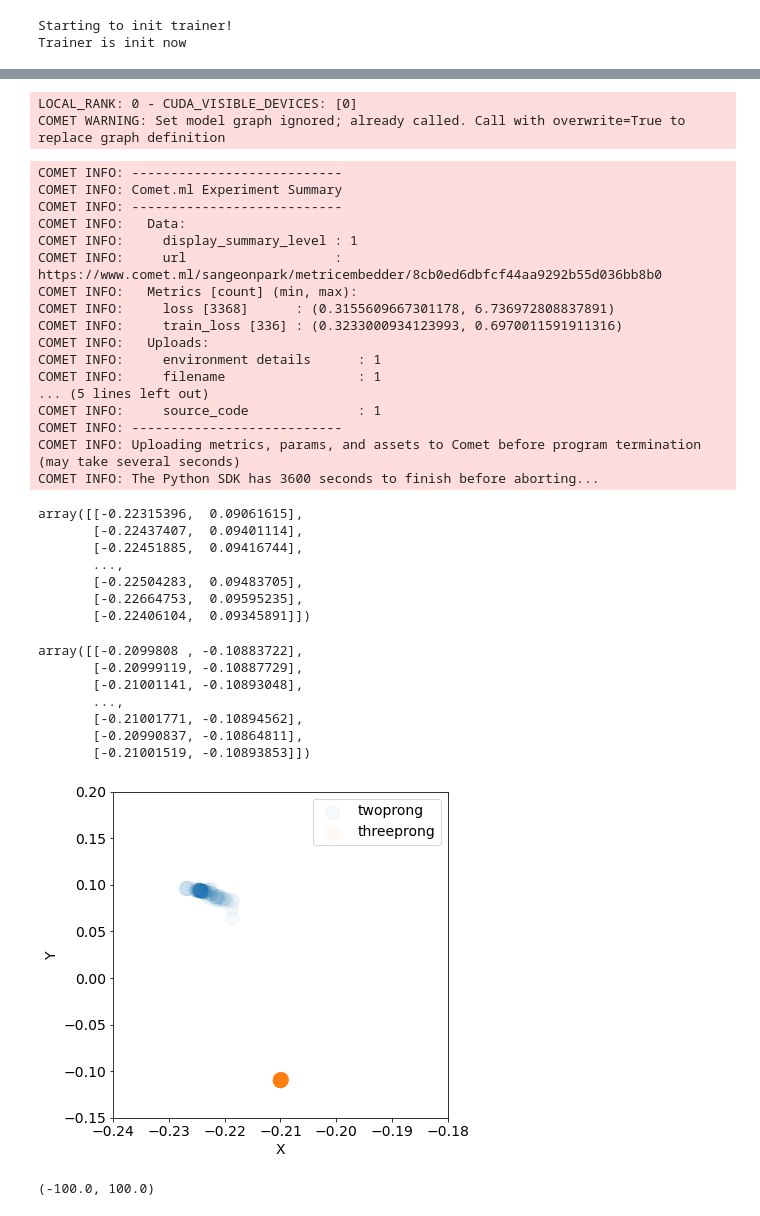
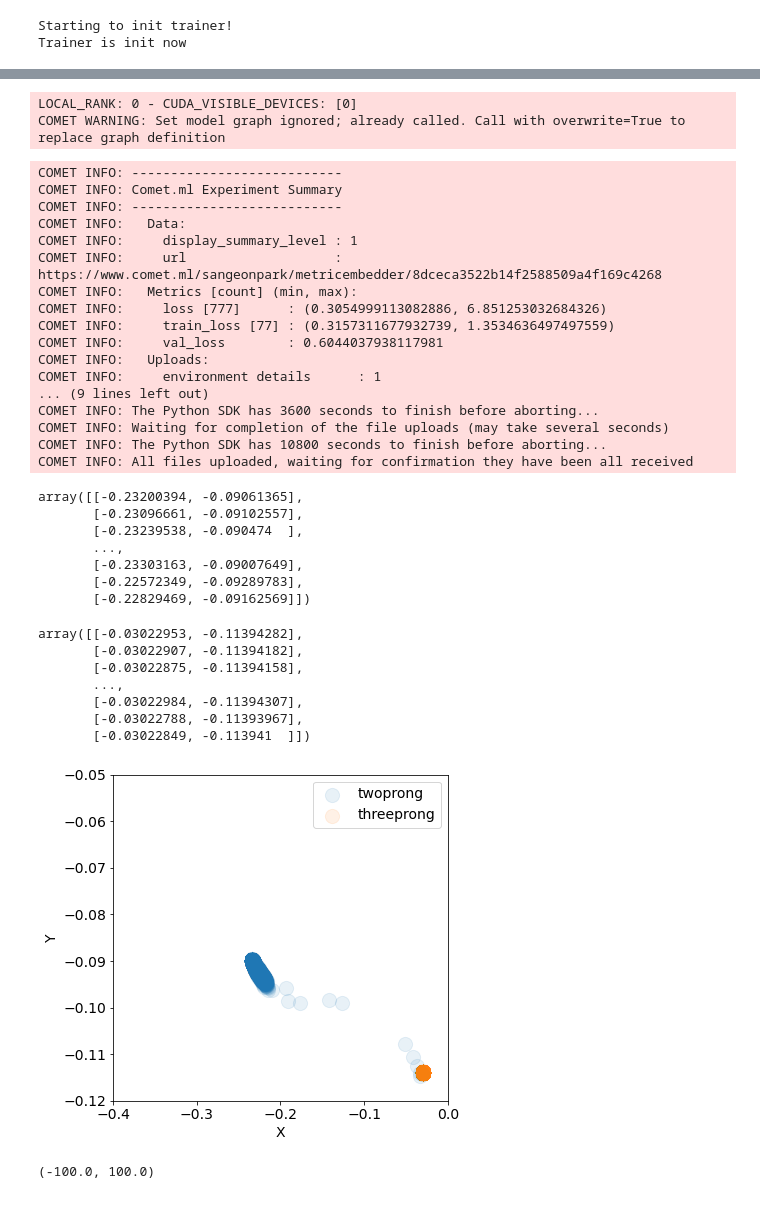
Before and after one commit to SangeonPark/ToyJetGenerator, a Jupyter notebook: training/jet_training.ipynb, the cells around one changed output, grey strips where cells are left out. Cells and saved outputs as stored; diff of their text form; code cells hidden in the pictures.

```diff
--- a/training/jet_training.ipynb
+++ b/training/jet_training.ipynb
@@ -29,3 +31,5 @@ file_dict = {'train':'/nobackup/users/sangeon/datasets/jets/jet_pair_train_temp.
+# %%
+file_dict = {'train':'/nobackup/users/sangeon/datasets/jets/concat_16p_train_temp.pt', 'val':'/nobackup/users/sangeon/datasets/jets/concat_16p_val_temp.pt','test':'/nobackup/users/sangeon/datasets/jets/concat_16p_test_temp.pt', 'predict':'/nobackup/users/sangeon/datasets/jets/jet_16p_predict_temp.pt'}
 # %%
 #dataset = torch.load('/nobackup/users/sangeon/datasets/jets/concat_train_temp.pt')
 # %%
@@ -50,7 +54,9 @@ jet_dm = JetDataModule(file_dict,1000)
 # %%
 #model = ManifoldEmbedder("jets",2,"Transformer", 0.00054607179632484, 32, 2 , 2, 2, 2, 8, 0.7,0.7, [500,300,10])
 #model = ManifoldEmbedder("jets",3,"Transformer", 0.00054607179632484, 16, 4 , 2, 2, 2, 8, 0.7,0.7, [500,300,10])
-model = ManifoldEmbedder("jets",2,"Transformer", 0.00054607179632484, 16, 4 , 2, 2, 2, 8, 0.7,0.7, [500,300,10])
+#model = ManifoldEmbedder("jets",2,"Transformer", 0.00054607179632484, 16, 4 , 2, 2, 2, 8, 0.7,0.7, [500,300,10])
+#model = ManifoldEmbedder("jets",2,"Transformer", 0.00054607179632484, 16, 4 , 2, 2, 2, 16, 0.7,0.7, [500,300,10])
+model = ManifoldEmbedder("jets",2,"Transformer", 0.00054607179632484, 32, 8 , 4, 4, 2, 16, 0.75,0.75, [500,300,10])
 
 #model = ManifoldEmbedder("jets",3, "Transformer", 0.00054607179632484, 32, 8 , 4, 4, 2, 8, 0.5,0.5, [1000,500,10])
 #model = ManifoldEmbedder("jets","MLP", 1e-2, 8, 2, [100,100,100,80,40,20,10])
@@ -77,7 +83,7 @@ early_stop_callback = EarlyStopping(monitor="val_loss", min_delta=0.00, patience
 checkpoint_callback = ModelCheckpoint(
     monitor="val_loss",
     dirpath="/home/sangeon/ToyJetGenerator/training/checkpoints",
-    filename="GRU-mapeloss-Newdataset-normalizept-allpair-checkpoint-{epoch:02d}-{val_loss:.2f}",
+    filename="Transformer-mapeloss-16p-normalizept-moreparams-checkpoint-{epoch:02d}-{val_loss:.2f}",
     save_top_k=4,
     mode="min",
 )
@@ -151,18 +159,18 @@ COMET INFO: Comet.ml Experiment Summary
 COMET INFO: ---------------------------
 COMET INFO:   Data:
 COMET INFO:     display_summary_level : 1
-COMET INFO:     url                   : https://www.comet.ml/sangeonpark/metricembedder/8cb0ed6dbfcf44aa9292b55d036bb8b0
+COMET INFO:     url                   : https://www.comet.ml/sangeonpark/metricembedder/8dceca3522b14f2588509a4f169c4268
 COMET INFO:   Metrics [count] (min, max):
-COMET INFO:     loss [3368]      : (0.3155609667301178, 6.736972808837891)
-COMET INFO:     train_loss [336] : (0.3233000934123993, 0.6970011591911316)
+COMET INFO:     loss [777]      : (0.3054999113082886, 6.851253032684326)
+COMET INFO:     train_loss [77] : (0.3157311677932739, 1.3534636497497559)
+COMET INFO:     val_loss        : 0.6044037938117981
 COMET INFO:   Uploads:
 COMET INFO:     environment details      : 1
-COMET INFO:     filename                 : 1
-... (5 lines left out)
-COMET INFO:     source_code              : 1
-COMET INFO: ---------------------------
-COMET INFO: Uploading metrics, params, and assets to Comet before program termination (may take several seconds)
+... (9 lines left out)
 COMET INFO: The Python SDK has 3600 seconds to finish before aborting...
+COMET INFO: Waiting for completion of the file uploads (may take several seconds)
+COMET INFO: The Python SDK has 10800 seconds to finish before aborting...
+COMET INFO: All files uploaded, waiting for confirmation they have been all received
 # %%
 label = np.array([])
 embedding = np.empty((0,2))
@@ -180,37 +188,37 @@ plt.rcParams.update({'font.size': 14})
 # %%
 embedding[label==0]
 # %% [output]
-array([[-0.22315396,  0.09061615],
-       [-0.22437407,  0.09401114],
-       [-0.22451885,  0.09416744],
+array([[-0.23200394, -0.09061365],
+       [-0.23096661, -0.09102557],
+       [-0.23239538, -0.090474  ],
        ...,
-       [-0.22504283,  0.09483705],
-       [-0.22664753,  0.09595235],
-       [-0.22406104,  0.09345891]])
+       [-0.23303163, -0.09007649],
+       [-0.22572349, -0.09289783],
+       [-0.22829469, -0.09162569]])
 # %%
 embedding[label==1]
 # %% [output]
-array([[-0.2099808 , -0.10883722],
-       [-0.20999119, -0.10887729],
-       [-0.21001141, -0.10893048],
+array([[-0.03022953, -0.11394282],
+       [-0.03022907, -0.11394182],
+       [-0.03022875, -0.11394158],
        ...,
-       [-0.21001771, -0.10894562],
-       [-0.20990837, -0.10864811],
-       [-0.21001519, -0.10893853]])
+       [-0.03022984, -0.11394307],
+       [-0.03022788, -0.11393967],
+       [-0.03022849, -0.113941  ]])
 # %%
 fig = plt.figure()
 ax = fig.add_subplot(1,1,1)
-ax.scatter(embedding[label==0][:100,0],embedding[label==0][:100,1],s=200,alpha=0.04,label='twoprong')
-ax.scatter(embedding[label==1][:100,0],embedding[label==1][:100,1],s=200,alpha=0.04,label='threeprong')
+ax.scatter(embedding[label==0][:10000,0],embedding[label==0][:10000,1],s=200,alpha=0.1,label='twoprong')
+ax.scatter(embedding[label==1][:10000,0],embedding[label==1][:10000,1],s=200,alpha=0.1,label='threeprong')
 
 ax.set_xlabel('X')
 ax.set_ylabel('Y')
-ax.set_xlim([-0.24,-0.18])
-ax.set_ylim([-0.15,0.2])
+ax.set_xlim([-0.4,0])
+ax.set_ylim([-0.12,-0.05])
 ax.legend()
-fig.savefig(f'../figures/jet_embedding_pair_2.png')
+fig.savefig(f'../figures/jet_embedding_16PART_0.png')
 # %% [output]
-[figure, old version]
+[figure, new version]
 # %%
 fig = plt.figure()
 ax = fig.add_subplot(1,1,1)
```
Also changed, not shown: parts of 9 cells of this notebook, 22 other files.
